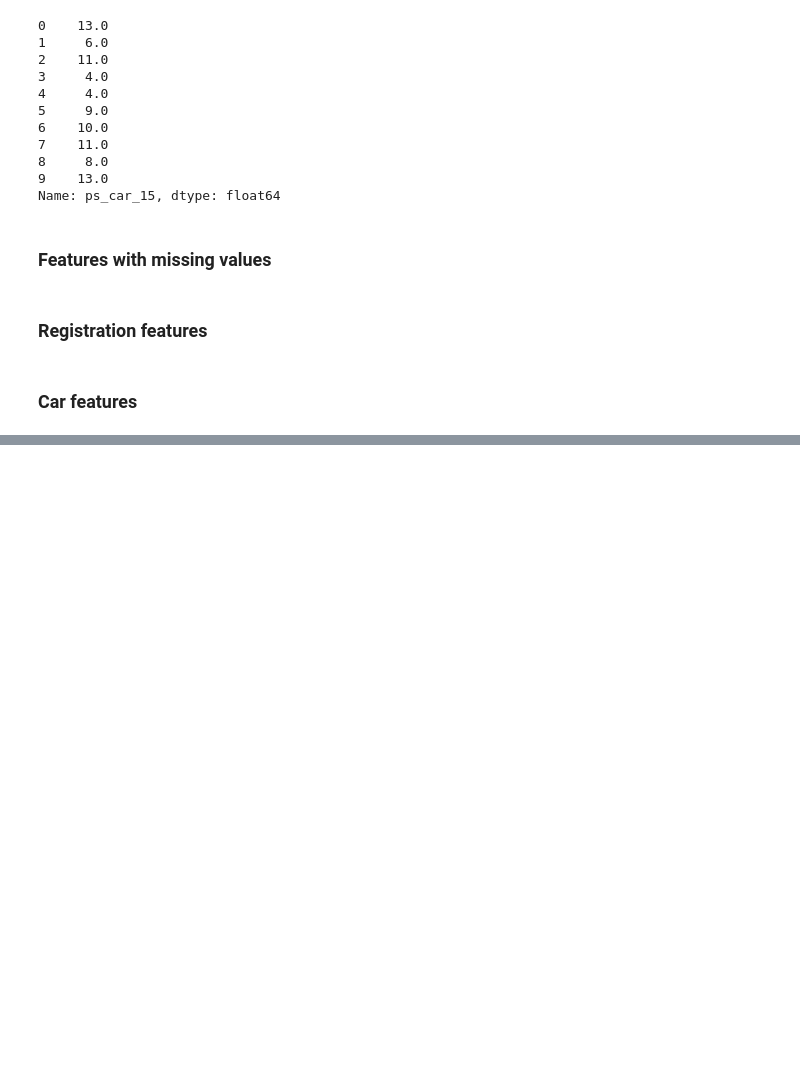
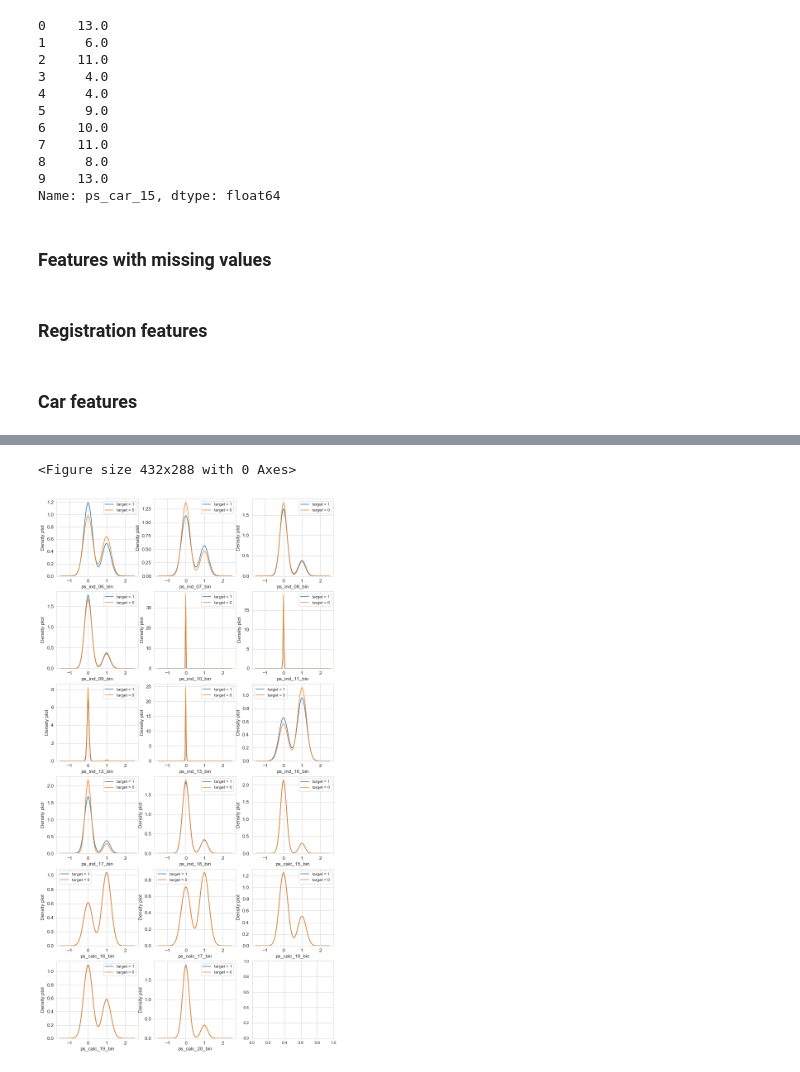
Before and after one commit to herbwood/study_datascience, a Jupyter notebook: kaggle/santander/practice_04.ipynb, the cells around one changed output, grey strips where cells are left out. Cells and saved outputs as stored; diff of their text form; code cells hidden in the pictures; blank space fills up the shorter version.

```diff
--- a/kaggle/santander/practice_04.ipynb
+++ b/kaggle/santander/practice_04.ipynb
@@ -212,0 +246,24 @@ Name: ps_car_15, dtype: float64
+# %%
+var = metadata[(metadata.type == 'binary') & (metadata.preserve)].index
+var = [col for col in trainset.columns if '_bin' in col]
+i = 0
+t1 = trainset.loc[trainset['target'] != 0]
+t0 = trainset.loc[trainset['target'] == 0]
+
+sns.set_style('whitegrid')
+plt.figure()
+fig, ax = plt.subplots(6,3,figsize=(12,24))
+
+for feature in var:
+    i += 1
+    plt.subplot(6,3,i)
+    sns.kdeplot(t1[feature], bw=0.5,label="target = 1")
+    sns.kdeplot(t0[feature], bw=0.5,label="target = 0")
+    plt.ylabel('Density plot', fontsize=12)
+    plt.xlabel(feature, fontsize=12)
+    locs, labels = plt.xticks()
+    plt.tick_params(axis='both', which='major', labelsize=12)
+plt.show();
+# %% [output]
+<Figure size 432x288 with 0 Axes>
+[figure, added]
```
Also changed, not shown: parts of 6 cells of this notebook.
